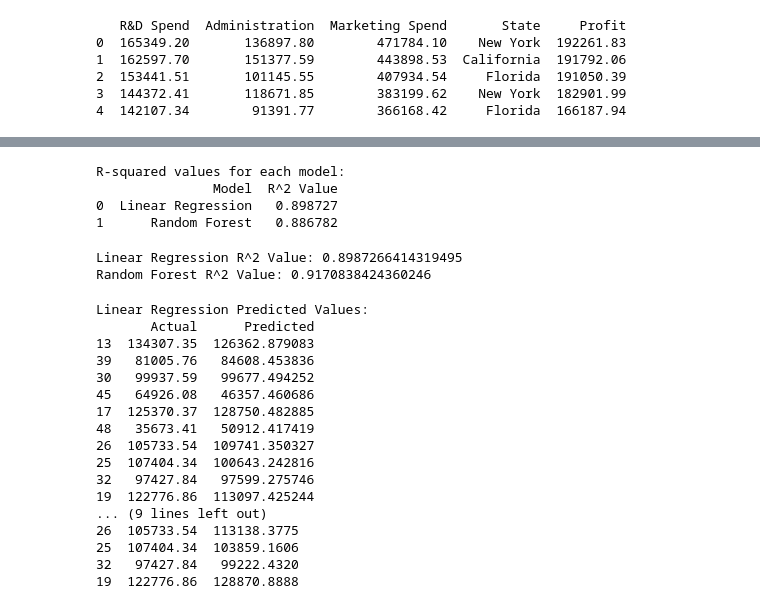
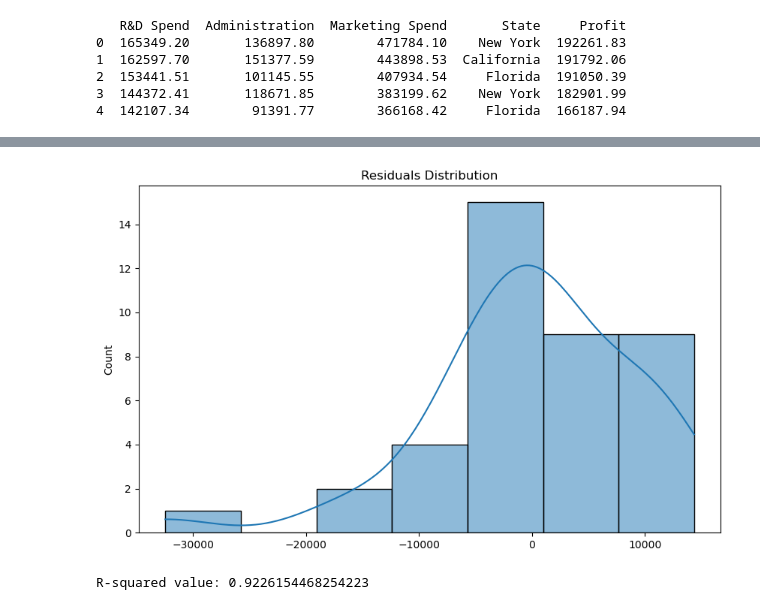
Before and after one commit to gargiiu/excelr, a Jupyter notebook: Assignment 05/1q..ipynb, the cells around one changed output, grey strips where cells are left out. Drawn from its saved outputs; the diff is of its cells as text; code cells hidden in the pictures.

```diff
--- a/Assignment 05/1q..ipynb
+++ b/Assignment 05/1q..ipynb
@@ -33,6 +35,3 @@ X_train, X_test, y_train, y_test = train_test_split(X_encoded, y, test_size=0.2,
 # %%
-models = {
-    'Linear Regression': LinearRegression(),
-    'Random Forest': RandomForestRegressor()
-}
+X_train, X_test, y_train, y_test = train_test_split(X, y, test_size=0.2, random_state=42)
 # %%
@@ -40,6 +43,4 @@ r2_values = {}
 # %%
-for model_name, model in models.items():
-    model.fit(X_train, y_train)
-    y_pred = model.predict(X_test)
-    r2 = r2_score(y_test, y_pred)
-    r2_values[model_name] = r2
+vif_results = calculate_vif(X_train)
+print("VIF Results:")
+print(vif_results)
@@ -46,47 +55,20 @@ for model_name, model in models.items():
 # %%
-table_data = {'Model': list(r2_values.keys()), 'R^2 Value': list(r2_values.values())}
-r2_table = pd.DataFrame(table_data)
+X_train = X_train.drop(['Administration', 'State_New York'], axis=1)
+X_test = X_test.drop(['Administration', 'State_New York'], axis=1)
 # %%
-print("\nR-squared values for each model:")
-print(r2_table)
+model = sm.OLS(y_train, sm.add_constant(X_train)).fit()
-# %% [output]
-R-squared values for each model:
-               Model  R^2 Value
-0  Linear Regression   0.898727
-1      Random Forest   0.886782
 # %%
-predictions={}
+residuals = model.resid
+plt.figure(figsize=(10, 6))
+sns.histplot(residuals, kde=True)
+plt.title('Residuals Distribution')
+plt.show()
+# %% [output]
+[figure, added]
 # %%
-for model_name, model in models.items():
-    model.fit(X_train, y_train)
-    y_pred = model.predict(X_test)
-    predictions[model_name] = y_pred
-
-    r2 = r2_score(y_test, y_pred)
-    print(f"{model_name} R^2 Value: {r2}")
+y_pred = model.predict(sm.add_constant(X_test))
-# %% [output]
-Linear Regression R^2 Value: 0.8987266414319495
-Random Forest R^2 Value: 0.9170838424360246
 # %%
-for model_name, y_pred in predictions.items():
-    print(f"\n{model_name} Predicted Values:")
-    predicted_values = pd.DataFrame({'Actual': y_test, 'Predicted': y_pred})
-    print(predicted_values)
+r_squared = np.corrcoef(y_test, y_pred)[0, 1]**2
+print("R-squared value:", r_squared)
 # %% [output]
-Linear Regression Predicted Values:
-       Actual      Predicted
-13  134307.35  126362.879083
-39   81005.76   84608.453836
-30   99937.59   99677.494252
-45   64926.08   46357.460686
-17  125370.37  128750.482885
-48   35673.41   50912.417419
-26  105733.54  109741.350327
-25  107404.34  100643.242816
-32   97427.84   97599.275746
-19  122776.86  113097.425244
-... (9 lines left out)
-26  105733.54  113138.3775
-25  107404.34  103859.1606
-32   97427.84   99222.4320
-19  122776.86  128870.8888
+R-squared value: 0.9226154468254223
```
Also changed, not shown: parts of 12 cells of this notebook, 1 other file.
